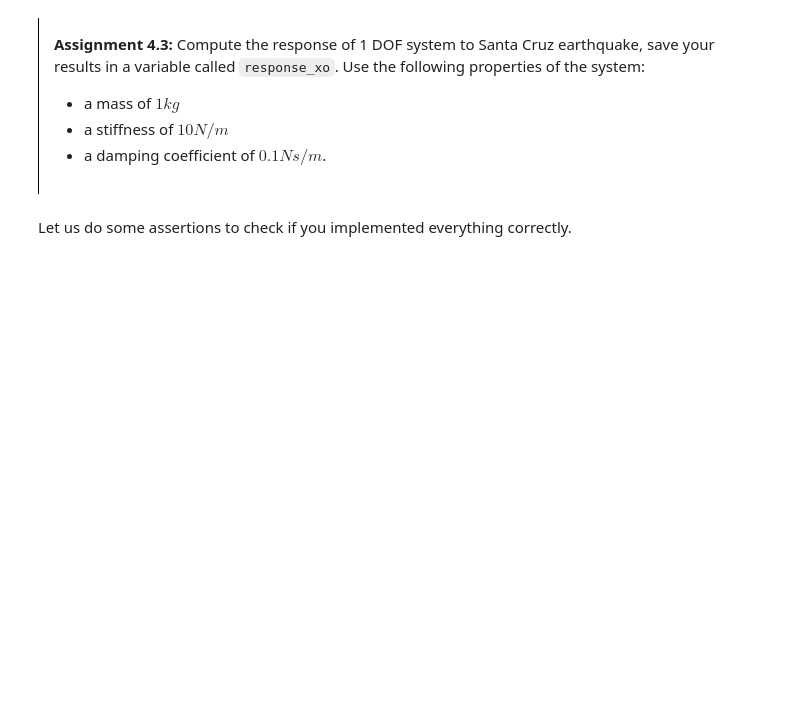
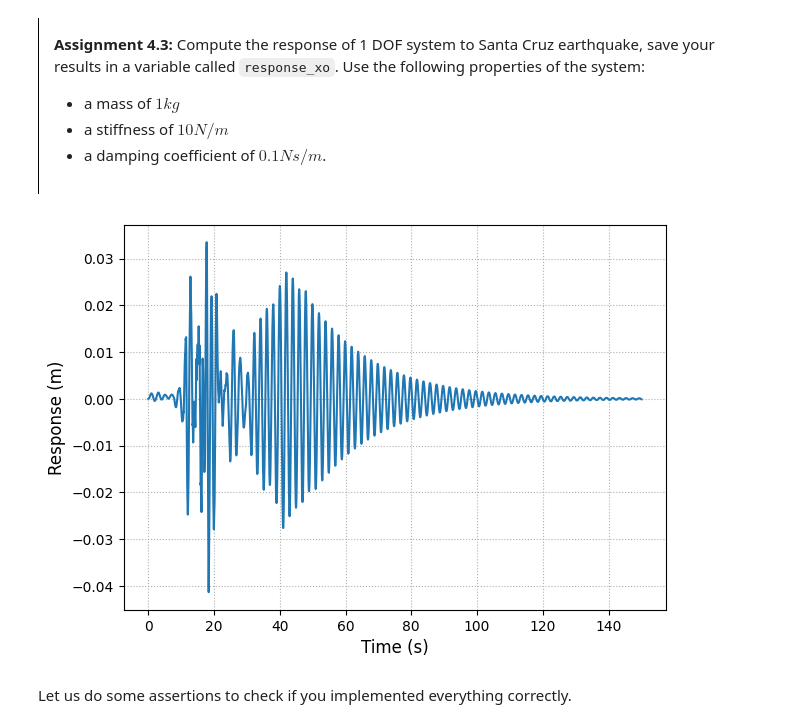
Before and after one commit to Adyoda24/MV2627_Exercises, a Jupyter notebook: Session2_SDOF/session2.ipynb, the cells around one changed output. Saved outputs shown, nothing was run; the diff lists cells and outputs as text; code cells hidden in the pictures; blank space fills up the shorter version.

```diff
--- a/Session2_SDOF/session2.ipynb
+++ b/Session2_SDOF/session2.ipynb
@@ -627,9 +663,11 @@ def response_to_base_excitation(m:float,c:float,k:float,x_o_acc:np.ndarray,t:np.
     """
 
     # YOUR CODE HERE
-    raise NotImplementedError()
+    h = impulse_response(m=m, c=c, k=k, t=t)
+    dt = t[1] - t[0]
+    response = convolve(h, x_o_acc, mode='full') * dt
 
-    return response[:len(f)]
+    return response[:len(x_o_acc)]
 # %% [markdown]
 <div style="border-left: 1px solid black; padding: 1em; margin: 1em 0;">
 
@@ -640,16 +678,23 @@ def response_to_base_excitation(m:float,c:float,k:float,x_o_acc:np.ndarray,t:np.
 # %%
 t = None # time vector of Santa Cruz earthquake
 x_o_acc = None # acceleration of Santa Cruz earthquake
 response_xo = None # response to Santa Cruz earthquake
 
 # YOUR CODE HERE
-raise NotImplementedError()
+m = 1
+c = 0.1
+k = 10
+t = df['time (s)']
+x_o_acc = df['acc (m/s2)']
+response_xo = response_to_base_excitation(m=m,k=k,c=c,t=t,x_o_acc=x_o_acc)
 
 fig, ax = plt.subplots(nrows=1,figsize=(7, 5))
 ax.plot(t, response_xo)
 ax.set_xlabel('Time (s)', fontsize=12)
 ax.set_ylabel('Response (m)', fontsize=12)
 ax.grid(which='both', linestyle=':')
+# %% [output]
+[figure, added]
 # %% [markdown]
 Let us do some assertions to check if you implemented everything correctly.
 # %%
```
Also changed, not shown: parts of 15 cells of this notebook.
